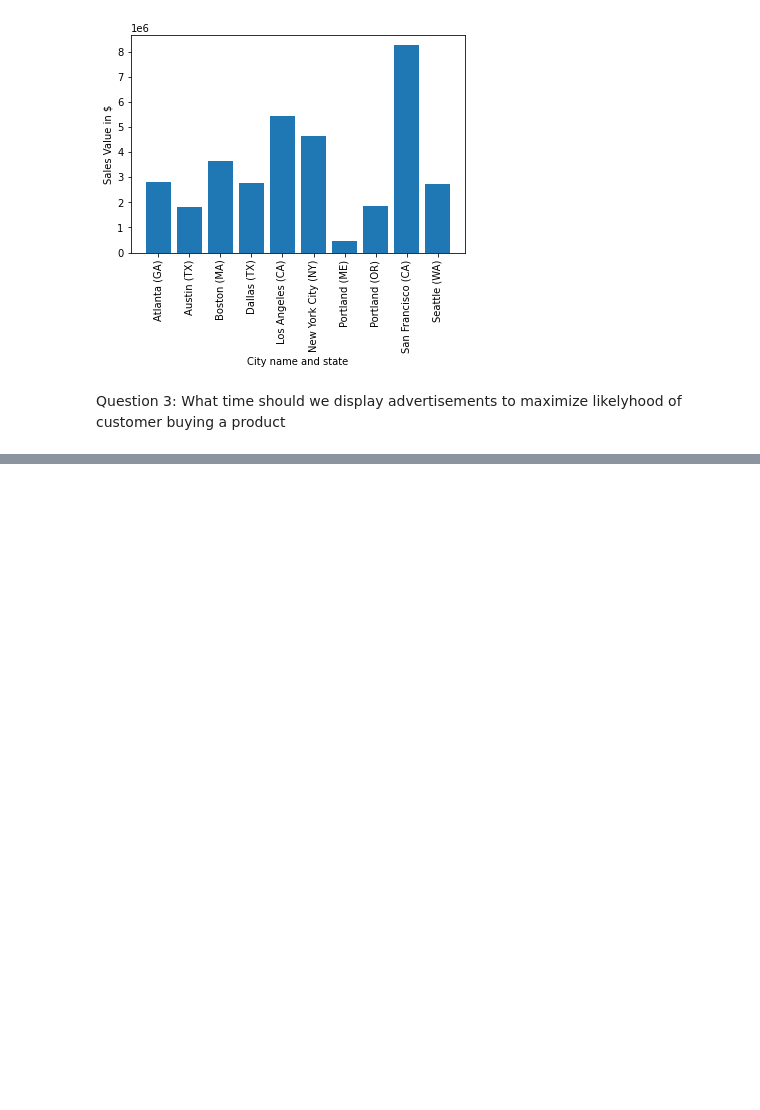
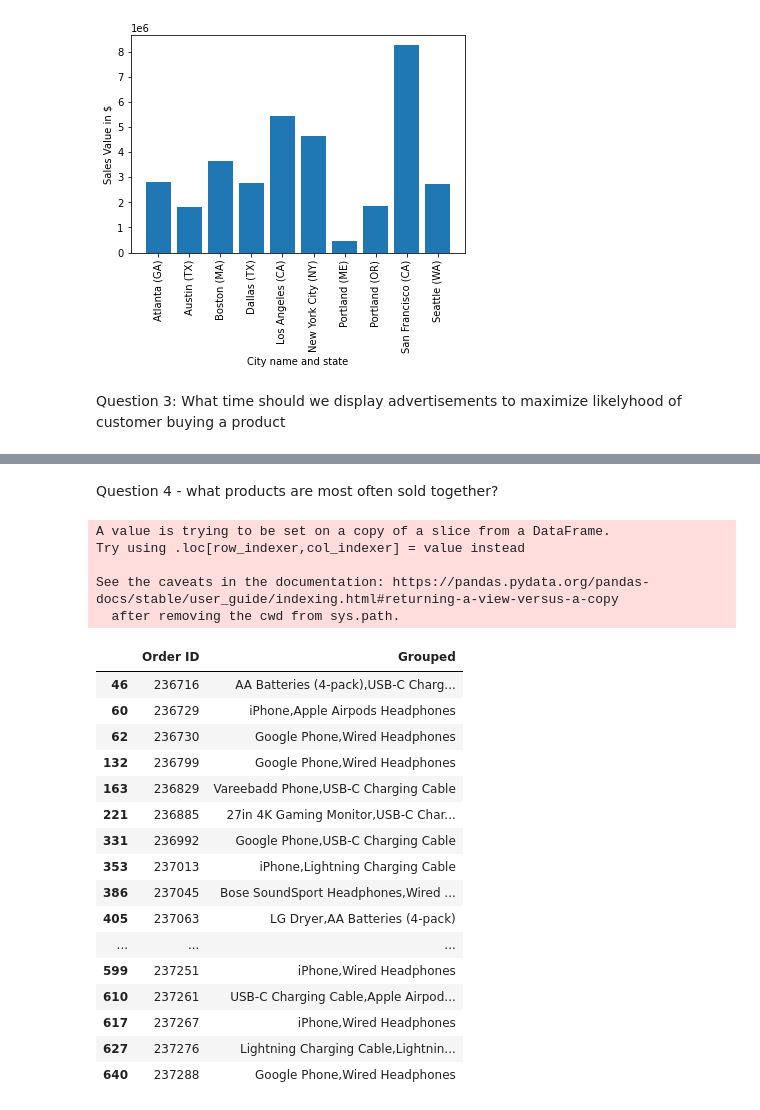
Before and after one commit to glinkapiotr/Sales-Analysis, a Jupyter notebook: Sales_Analysis.ipynb, the cells around one changed output, grey strips where cells are left out. Cells and saved outputs as stored; diff of their text form; code cells hidden in the pictures; blank space fills up the shorter version.

Commit message:
Answering questions - which products were most sold together?

```diff
--- a/Sales_Analysis.ipynb
+++ b/Sales_Analysis.ipynb
@@ -306,3 +306,35 @@ all_data.groupby(['Hour']).count()
 | 21 | 10921 | 10921 | 10921 | 10921 | 10921 | 10921 | 10921 | 10921 | ... |
 | 22 | 8822 | 8822 | 8822 | 8822 | 8822 | 8822 | 8822 | 8822 | ... |
 | 23 | 6275 | 6275 | 6275 | 6275 | 6275 | 6275 | 6275 | 6275 | ... |
+# %% [markdown]
+Question 4 - what products are most often sold together?
+# %%
+#creation of a "duplicated order id" dataframe
+df = all_data[all_data['Order ID'].duplicated(keep=False)]
+#df.head()
+df['Grouped'] = df.groupby('Order ID')['Product'].transform(lambda x: ','.join(x))
+df=df[['Order ID', 'Grouped']].drop_duplicates()
+df.head(20)
+# %% [output]
+A value is trying to be set on a copy of a slice from a DataFrame.
+Try using .loc[row_indexer,col_indexer] = value instead
+
+See the caveats in the documentation: https://pandas.pydata.org/pandas-docs/stable/user_guide/indexing.html#returning-a-view-versus-a-copy
+  after removing the cwd from sys.path.
+|  | Order ID | Grouped |
+| 46 | 236716 | AA Batteries (4-pack),USB-C Charg... |
+| 60 | 236729 | iPhone,Apple Airpods Headphones |
+| 62 | 236730 | Google Phone,Wired Headphones |
+| 132 | 236799 | Google Phone,Wired Headphones |
+| 163 | 236829 | Vareebadd Phone,USB-C Charging Cable |
+| 221 | 236885 | 27in 4K Gaming Monitor,USB-C Char... |
+| 331 | 236992 | Google Phone,USB-C Charging Cable |
+| 353 | 237013 | iPhone,Lightning Charging Cable |
+| 386 | 237045 | Bose SoundSport Headphones,Wired ... |
+| 405 | 237063 | LG Dryer,AA Batteries (4-pack) |
+| ... | ... | ... |
+| 599 | 237251 | iPhone,Wired Headphones |
+| 610 | 237261 | USB-C Charging Cable,Apple Airpod... |
+| 617 | 237267 | iPhone,Wired Headphones |
+| 627 | 237276 | Lightning Charging Cable,Lightnin... |
+| 640 | 237288 | Google Phone,Wired Headphones |
```
Also changed, not shown: parts of 3 cells of this notebook.
